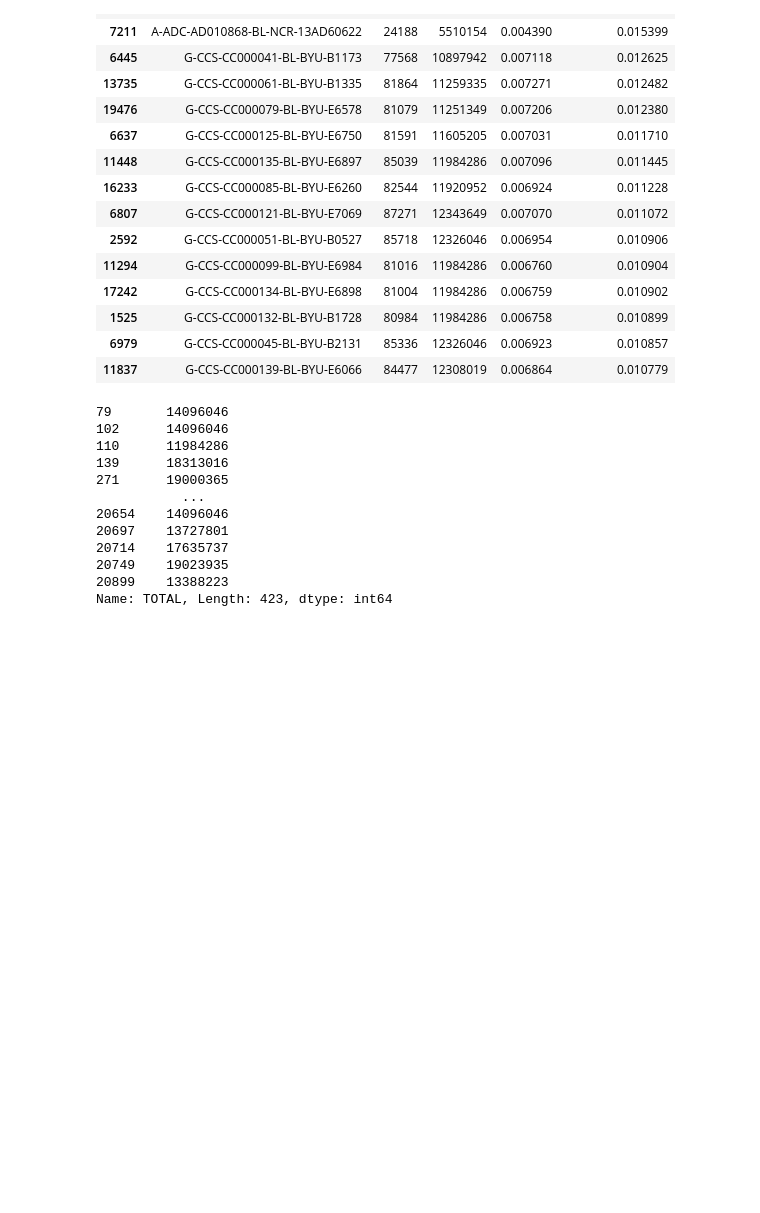
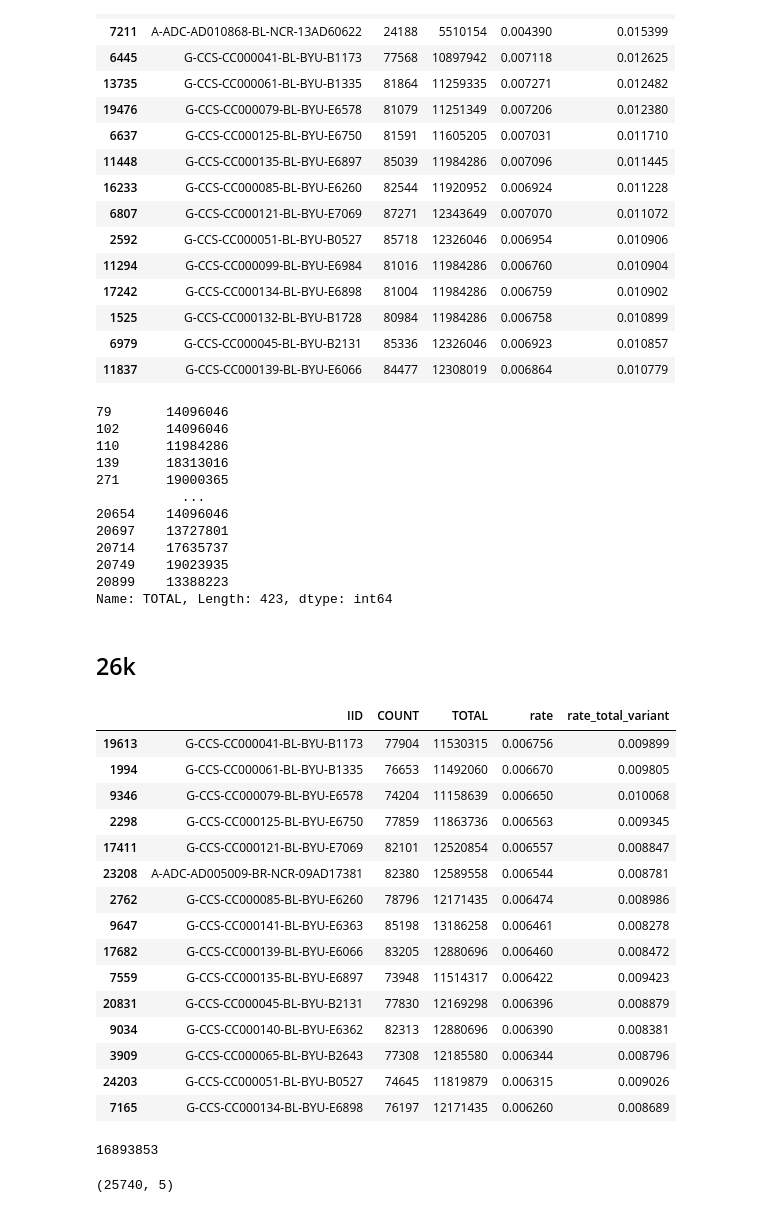
Before and after one commit to teresa-sansan/ADSP_polyfun, a Jupyter notebook: analysis/36k_indv_qc.ipynb, the cells around one changed output. Saved outputs shown, nothing was run; the diff lists cells and outputs as text; code cells hidden in the pictures; blank space fills up the shorter version.

```diff
--- a/analysis/36k_indv_qc.ipynb
+++ b/analysis/36k_indv_qc.ipynb
@@ -207,3 +205,5 @@ var_count[var_count.TOTAL != 19329914].TOTAL
 20749    19023935
 20899    13388223
 Name: TOTAL, Length: 423, dtype: int64
+# %% [markdown]
+## 26k
@@ -209,0 +214,29 @@ Name: TOTAL, Length: 423, dtype: int64
+# %%
+var_count["rate"] = var_count.COUNT/var_count.TOTAL
+var_count['rate_total_variant'] = var_count.rate * (16893853/var_count.TOTAL)
+var_count.sort_values(by = "rate", ascending=False).head(15)
+# %% [output]
+|  | IID | COUNT | TOTAL | rate | rate_total_variant |
+| 19613 | G-CCS-CC000041-BL-BYU-B1173 | 77904 | 11530315 | 0.006756 | 0.009899 |
+| 1994 | G-CCS-CC000061-BL-BYU-B1335 | 76653 | 11492060 | 0.006670 | 0.009805 |
+| 9346 | G-CCS-CC000079-BL-BYU-E6578 | 74204 | 11158639 | 0.006650 | 0.010068 |
+| 2298 | G-CCS-CC000125-BL-BYU-E6750 | 77859 | 11863736 | 0.006563 | 0.009345 |
+| 17411 | G-CCS-CC000121-BL-BYU-E7069 | 82101 | 12520854 | 0.006557 | 0.008847 |
+| 23208 | A-ADC-AD005009-BR-NCR-09AD17381 | 82380 | 12589558 | 0.006544 | 0.008781 |
+| 2762 | G-CCS-CC000085-BL-BYU-E6260 | 78796 | 12171435 | 0.006474 | 0.008986 |
+| 9647 | G-CCS-CC000141-BL-BYU-E6363 | 85198 | 13186258 | 0.006461 | 0.008278 |
+| 17682 | G-CCS-CC000139-BL-BYU-E6066 | 83205 | 12880696 | 0.006460 | 0.008472 |
+| 7559 | G-CCS-CC000135-BL-BYU-E6897 | 73948 | 11514317 | 0.006422 | 0.009423 |
+| 20831 | G-CCS-CC000045-BL-BYU-B2131 | 77830 | 12169298 | 0.006396 | 0.008879 |
+| 9034 | G-CCS-CC000140-BL-BYU-E6362 | 82313 | 12880696 | 0.006390 | 0.008381 |
+| 3909 | G-CCS-CC000065-BL-BYU-B2643 | 77308 | 12185580 | 0.006344 | 0.008796 |
+| 24203 | G-CCS-CC000051-BL-BYU-B0527 | 74645 | 11819879 | 0.006315 | 0.009026 |
+| 7165 | G-CCS-CC000134-BL-BYU-E6898 | 76197 | 12171435 | 0.006260 | 0.008689 |
+# %%
+var_count.TOTAL.max()
+# %% [output]
+16893853
+# %%
+var_count.loc[var_count.TOTAL==16893853].shape
+# %% [output]
+(25740, 5)
```
Also changed, not shown: parts of 10 cells of this notebook.
